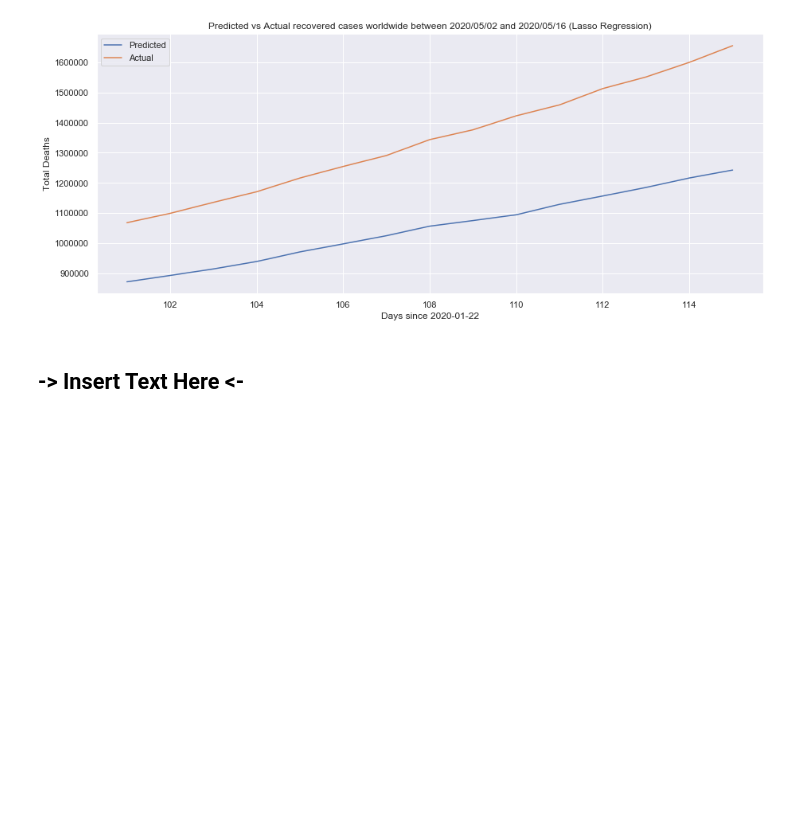
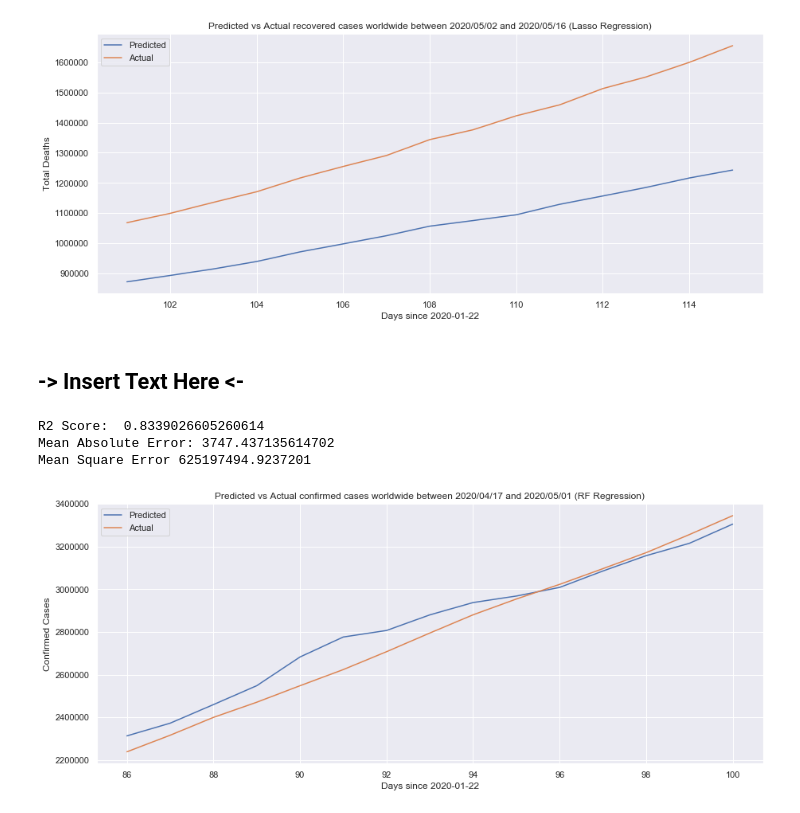
Before and after one commit to fcfalmeida/iart-covid-19, a Jupyter notebook: Notebook.ipynb, the cells around one changed output. Drawn from its saved outputs; the diff is of its cells as text; code cells hidden in the pictures; blank space fills up the shorter version.

Commit message:
First RF training and graphs

```diff
--- a/Notebook.ipynb
+++ b/Notebook.ipynb
@@ -475,3 +475,22 @@ Mean Square Error 153657525.09847555
 [figure]
 # %% [markdown]
 ## -> Insert Text Here <-
+# %%
+model = pickle.load(open('models/confirmed_rf.p', 'rb'))
+covid_17_04_01_05_confirmed_predictions_rf = utils.predict_values(model, covid_17_04_01_05_test_confirmed, 'Confirmed')
+
+utils.calc_metrics(covid_17_04_01_05['Confirmed'], covid_17_04_01_05_confirmed_predictions_rf['Confirmed'])
+
+predictions_grouped = covid_17_04_01_05_confirmed_predictions_rf.groupby(['days_since'], as_index=False)['Confirmed'].sum()
+actual_grouped = covid_17_04_01_05.groupby(['days_since'], as_index=False)['Confirmed'].sum()
+
+fig = plt.figure(figsize=(15,6))
+sb.lineplot(x='days_since', y='Confirmed', label='Predicted', data=predictions_grouped)
+ax = sb.lineplot(x='days_since', y='Confirmed', label='Actual', data=actual_grouped)
+ax = ax.set(xlabel='Days since 2020-01-22', ylabel='Confirmed Cases', title='Predicted vs Actual confirmed cases worldwide \
+between 2020/04/17 and 2020/05/01 (RF Regression)')
+# %% [output]
+R2 Score:  0.8339026605260614
+Mean Absolute Error: 3747.437135614702
+Mean Square Error 625197494.9237201
+[figure, added]
```
Also changed, not shown: parts of 5 cells of this notebook, 5 other files.
